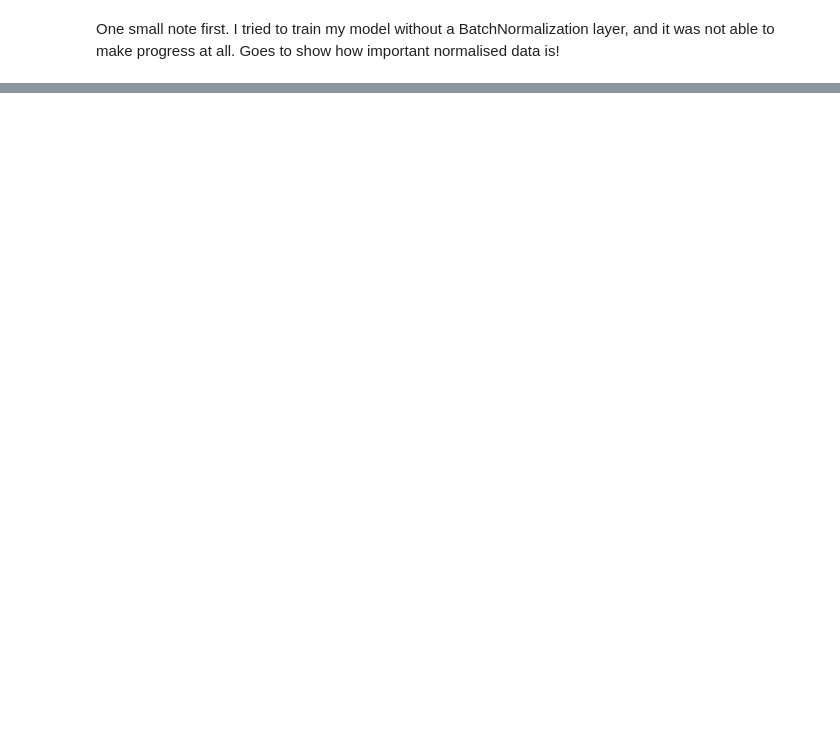
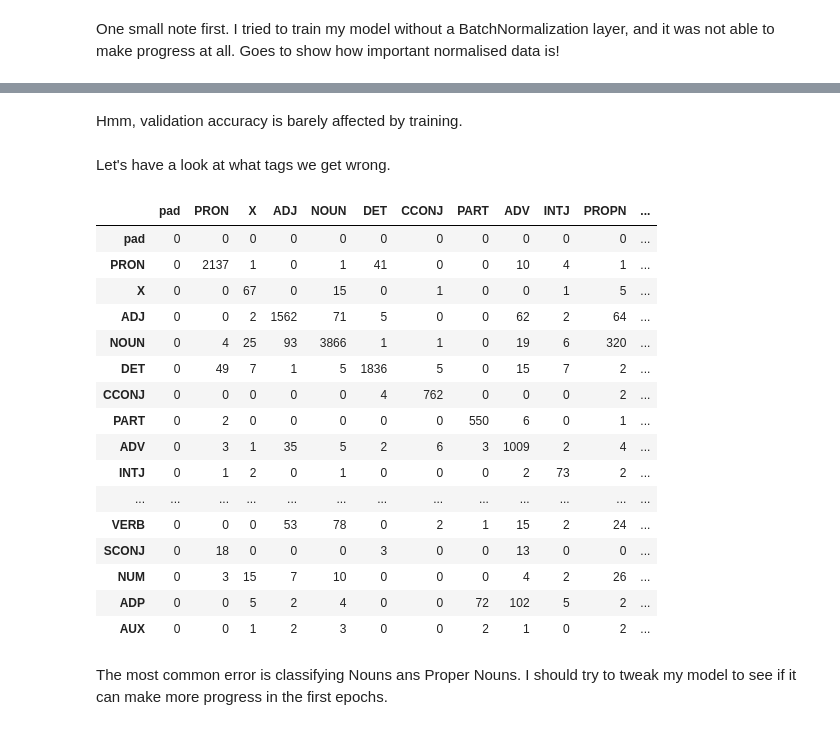
Before and after one commit to gustavgransbo/Data-Science-Playground, a Jupyter notebook: Part of Speech Tagging/3. Part of Speech Tagging - Second attempt with RNN.ipynb, the cells around one changed output, grey strips where cells are left out. Cells and saved outputs as stored; diff of their text form; code cells hidden in the pictures; blank space fills up the shorter version.

```diff
--- a/Part of Speech Tagging/3. Part of Speech Tagging - Second attempt with RNN.ipynb
+++ b/Part of Speech Tagging/3. Part of Speech Tagging - Second attempt with RNN.ipynb
@@ -450,5 +461,5 @@ embedding_matrix = np.array(list(embeddings.values()))
 # %%
-n_words, embedding_dims = embedding_matrix.shape
+n_words = len(embedding_matrix)
 # %%
 from keras.layers import Embedding
 # %%
@@ -491,2 +501,8 @@ I will have to verify this!
 # %% [markdown]
 One small note first. I tried to train my model without a BatchNormalization layer, and it was not able to make progress at all. Goes to show how important normalised data is!
+# %%
+model.fit(X_train, Y_train,
+          batch_size=64,
+          epochs=2,
+          sample_weight=sample_weights_train,
+          validation_data=(X_dev, Y_dev, sample_weights_dev))
@@ -492,0 +516,6 @@ One small note first. I tried to train my model without a BatchNormalization lay
+# %% [markdown]
+Hmm, validation accuracy is barely affected by training.
+# %% [markdown]
+Let's have a look at what tags we get wrong.
+# %%
+predictions = model.predict(X_dev)
@@ -492,0 +525,24 @@ One small note first. I tried to train my model without a BatchNormalization lay
+# %%
+df = pd.DataFrame(confusion_matrix(predictions.reshape(2002*159, 18).argmax(1), Y_dev.reshape(2002*159, 18).argmax(1), sample_weight=sample_weights_dev.reshape(2002*159,)), columns = ['pad']+pos_tags, index=['pad']+pos_tags)
+# %%
+df
+# %% [output]
+|  | pad | PRON | X | ADJ | NOUN | DET | CCONJ | PART | ADV | INTJ | PROPN | ... |
+| pad | 0 | 0 | 0 | 0 | 0 | 0 | 0 | 0 | 0 | 0 | 0 | ... |
+| PRON | 0 | 2137 | 1 | 0 | 1 | 41 | 0 | 0 | 10 | 4 | 1 | ... |
+| X | 0 | 0 | 67 | 0 | 15 | 0 | 1 | 0 | 0 | 1 | 5 | ... |
+| ADJ | 0 | 0 | 2 | 1562 | 71 | 5 | 0 | 0 | 62 | 2 | 64 | ... |
+| NOUN | 0 | 4 | 25 | 93 | 3866 | 1 | 1 | 0 | 19 | 6 | 320 | ... |
+| DET | 0 | 49 | 7 | 1 | 5 | 1836 | 5 | 0 | 15 | 7 | 2 | ... |
+| CCONJ | 0 | 0 | 0 | 0 | 0 | 4 | 762 | 0 | 0 | 0 | 2 | ... |
+| PART | 0 | 2 | 0 | 0 | 0 | 0 | 0 | 550 | 6 | 0 | 1 | ... |
+| ADV | 0 | 3 | 1 | 35 | 5 | 2 | 6 | 3 | 1009 | 2 | 4 | ... |
+| INTJ | 0 | 1 | 2 | 0 | 1 | 0 | 0 | 0 | 2 | 73 | 2 | ... |
+| ... | ... | ... | ... | ... | ... | ... | ... | ... | ... | ... | ... | ... |
+| VERB | 0 | 0 | 0 | 53 | 78 | 0 | 2 | 1 | 15 | 2 | 24 | ... |
+| SCONJ | 0 | 18 | 0 | 0 | 0 | 3 | 0 | 0 | 13 | 0 | 0 | ... |
+| NUM | 0 | 3 | 15 | 7 | 10 | 0 | 0 | 0 | 4 | 2 | 26 | ... |
+| ADP | 0 | 0 | 5 | 2 | 4 | 0 | 0 | 72 | 102 | 5 | 2 | ... |
+| AUX | 0 | 0 | 1 | 2 | 3 | 0 | 0 | 2 | 1 | 0 | 2 | ... |
+# %% [markdown]
+The most common error is classifying Nouns ans Proper Nouns. I should try to tweak my model to see if it can make more progress in the first epochs.
```
Also changed, not shown: parts of 18 cells of this notebook.
